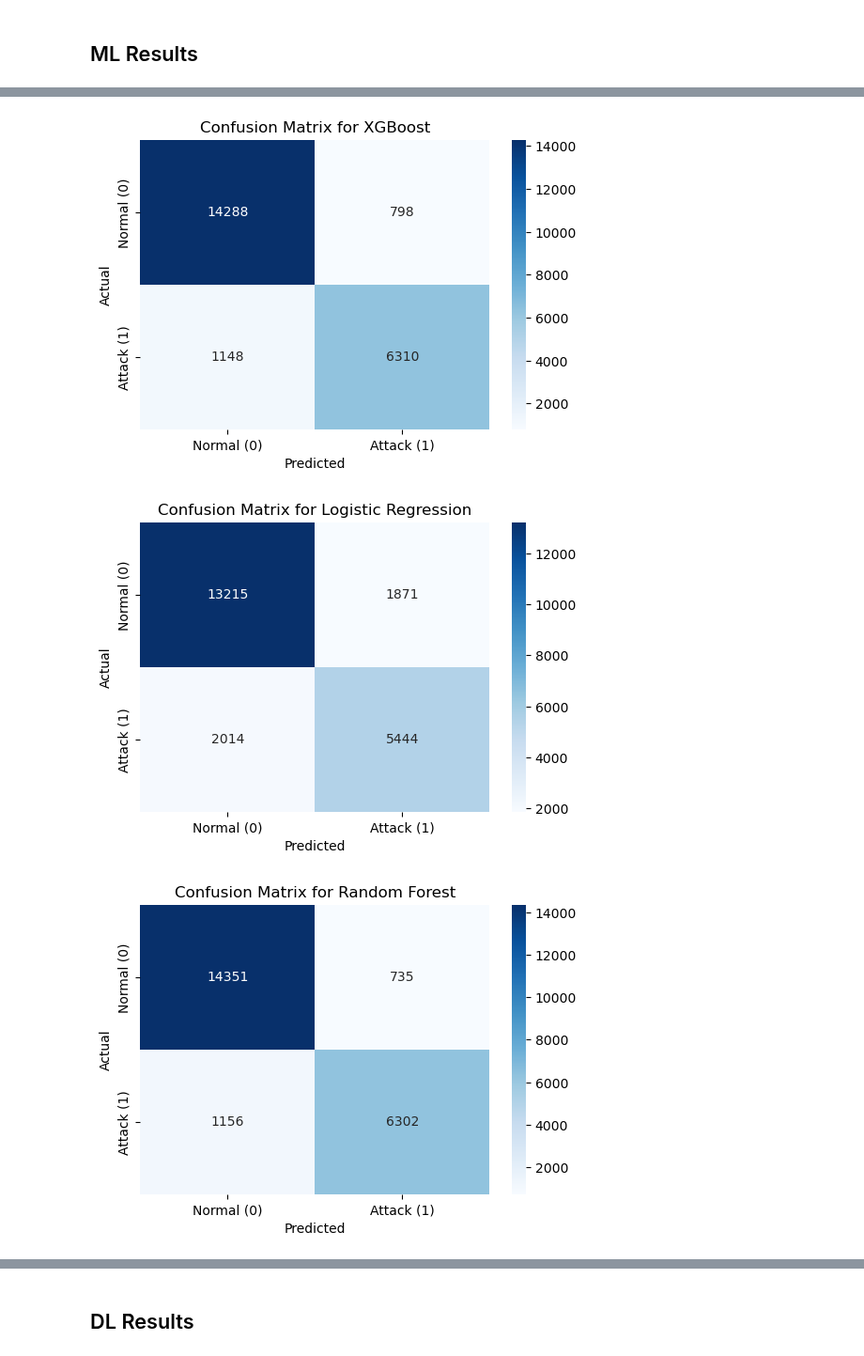
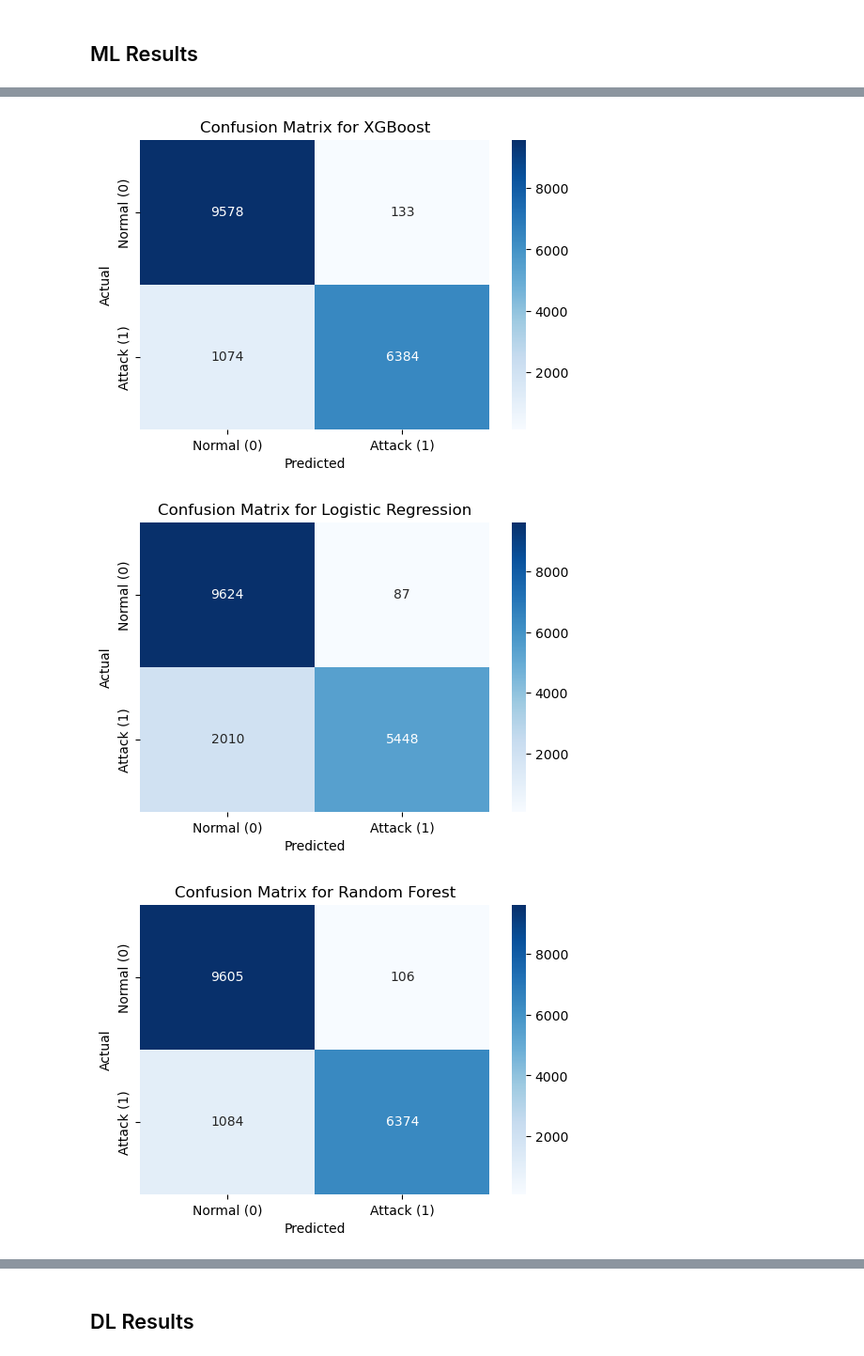
Before and after one commit to luisdavidgarcia/DDoS-Hybrid-Detection-System, a Jupyter notebook: notebooks/results_nsl-kdd_binary.ipynb, the cells around one changed output, grey strips where cells are left out. Shown at 94% size. Drawn from its saved outputs; the diff is of its cells as text; code cells hidden in the pictures.

```diff
--- a/notebooks/results_nsl-kdd_binary.ipynb
+++ b/notebooks/results_nsl-kdd_binary.ipynb
@@ -199,4 +186,23 @@ test_ddos = [
     "udpstorm",
 ]
 
+# Combine the DDoS/DoS attacks
 ddos_attacks = train_ddos + test_ddos
+
+# Add "normal" to ddos_attacks for filtering
+allowed_samples = ddos_attacks + ["normal"]
+
+# Filter for DDoS/DoS attacks and normal samples in the training dataset
+df_train_binary = df_train[df_train['attack'].isin(allowed_samples)].copy()
+
+# Filter for DDoS/DoS attacks and normal samples in the test dataset
+df_test_binary = df_test[df_test['attack'].isin(allowed_samples)].copy()
+
+# Now, convert all attack types (DDoS/DoS) to 'attack'
+df_train_binary['attack'] = df_train_binary['attack'].apply(
+    lambda x: 'attack' if x != 'normal' else 'normal'
+)
+
+df_test_binary['attack'] = df_test_binary['attack'].apply(
+    lambda x: 'attack' if x != 'normal' else 'normal'
+)
@@ -367,7 +347,7 @@ Test ratio: 0.15
 ### Feature Engineering
 # %%
 # SelectKBest for Top 4 Features
-top_4_features = SelectKBest(mutual_info_classif, k=6)
+top_4_features = SelectKBest(mutual_info_classif, k=4)
 top_4_features.fit(X_train, y_train)
 X_train.columns[top_4_features.get_support()]
 # %% [output]
@@ -405,5 +385,5 @@ plt.show()
 # %%
-top_4_features = ['flag', 'src_bytes', 'same_srv_rate', 'diff_srv_rate']
+top_4_features = ['service', 'flag', 'src_bytes','dst_bytes']
 
 X_train = X_train[top_4_features]
 X_test = X_test[top_4_features]
@@ -432,8 +416,8 @@ models = {
         eval_metric='mlogloss',
         use_label_encoder=False
     ),
-    "Logistic Regression": LogisticRegression(max_iter=2000),
-    "Random Forest": RandomForestClassifier(n_estimators=100),
+    "Logistic Regression": LogisticRegression(),
+    "Random Forest": RandomForestClassifier(),
     "Decision Tree": DecisionTreeClassifier(),
 }
 
@@ -453,7 +437,10 @@ for name, model in models.items():
     print(f"Model {name} saved as {model_filename}")
 
     # Predict on the test set
+    start_pred_time = time.time()
     y_pred_test = model.predict(X_test)
+    end_pred_time = time.time()
+    pred_time = end_pred_time - start_pred_time
     y_pred_train = model.predict(X_train)  # Predict on the training set for comparison
 
     # Calculate evaluation metrics on the test set
@@ -468,6 +455,10 @@ for name, model in models.items():
     recall_train = recall_score(y_train, y_pred_train, average='binary', zero_division=1)
     f1_train = f1_score(y_train, y_pred_train, average='binary', zero_division=1)
 
+    # Calculate confusion matrix and classification report
+    cm = confusion_matrix(y_test, y_pred_test)
+    cr = classification_report(y_test, y_pred_test)
+
     # Store the results
     results[name] = {
         "train_accuracy": accuracy_train,
@@ -478,7 +469,10 @@ for name, model in models.items():
         "test_precision": precision_test,
         "test_recall": recall_test,
         "test_f1": f1_test,
-        "train_time": train_time
+        "train_time": train_time,
+        "pred_time": pred_time,
+        "confusion_matrix": cm,
+        "classification_report": cr
     }
 
     # Print evaluation metrics
@@ -492,6 +486,9 @@ for name, model in models.items():
     print(f'Train F1 Score: {f1_train}')
     print(f'Test F1 Score: {f1_test}')
     print(f'Training Time: {train_time:.4f} seconds')
+    print(f'Prediction Time: {pred_time:.4f} seconds')
+    print(f'Confusion Matrix:\n{cm}')
+    print(f'Classification Report:\n{cr}')
 # %% [output]
 Model XGBoost saved as xgboost_binary_model.joblib
 --- XGBoost ---
@@ -513,13 +510,13 @@ Training Time: 0.0491 seconds
 # %%
 # Plot the confusion matrix for each model
 for model_name, metrics in results.items():
     plt.figure(figsize=(6, 4))
-    sns.heatmap(metrics['conf_matrix'], annot=True, fmt='d', cmap='Blues', xticklabels=['Normal (0)', 'Attack (1)'], yticklabels=['Normal (0)', 'Attack (1)'])
+    sns.heatmap(metrics['confusion_matrix'], annot=True, fmt='d', cmap='Blues', xticklabels=['Normal (0)', 'Attack (1)'], yticklabels=['Normal (0)', 'Attack (1)'])
     plt.xlabel('Predicted')
     plt.ylabel('Actual')
     plt.title(f'Confusion Matrix for {model_name}')
     plt.show()
 # %% [output]
-[figure, old version]
+[figure, new version]
-[figure, old version]
+[figure, new version]
-[figure, old version]
+[figure, new version]
```
Also changed, not shown: parts of 27 cells of this notebook, 12 other files.
